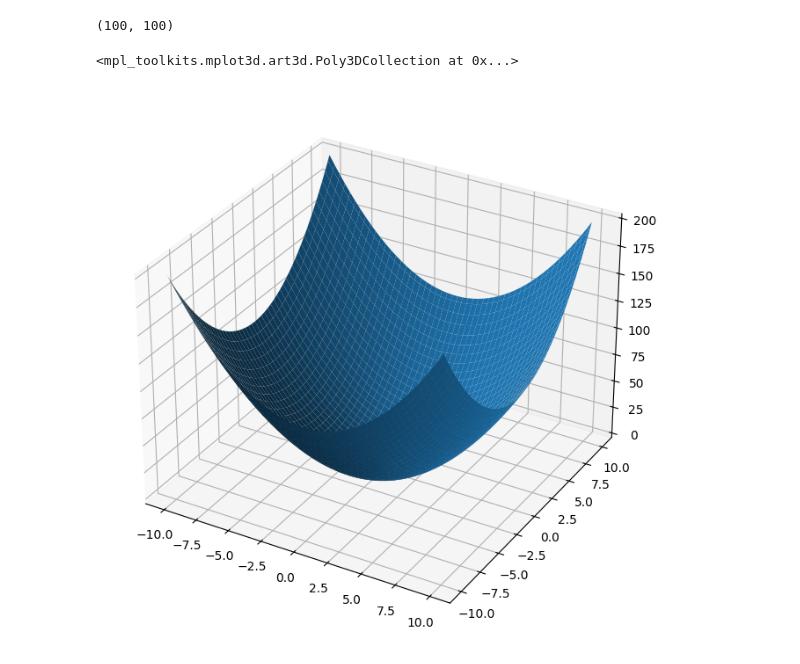
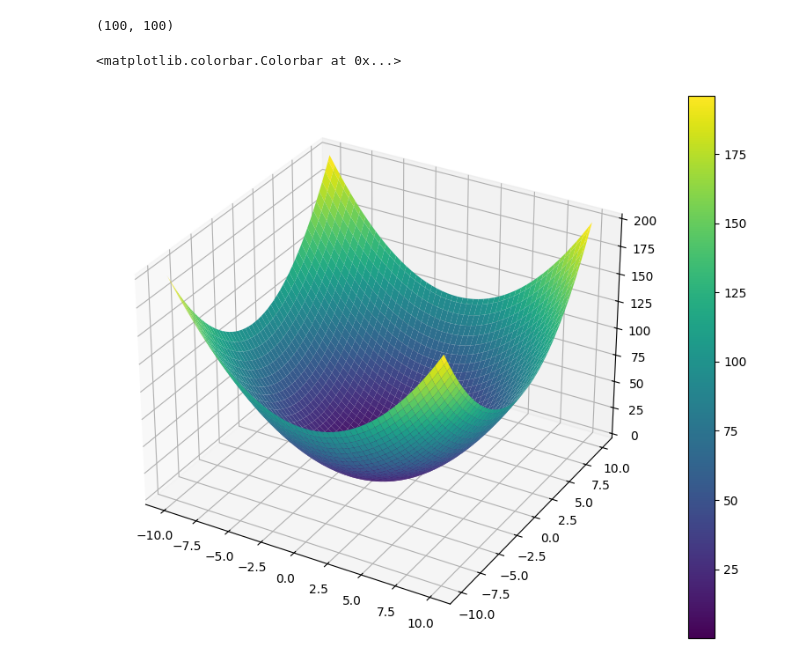
Before and after one commit to Vaidehi1005/MachineLearning, a Jupyter notebook: Matplotlib.ipynb, the cells around one changed output. Saved outputs shown, nothing was run; the diff lists cells and outputs as text; code cells hidden in the pictures.

```diff
--- a/Matplotlib.ipynb
+++ b/Matplotlib.ipynb
@@ -850,9 +850,11 @@ z.shape
 # %%
 fig = plt.figure(figsize=(12,8))
 
 ax = plt.subplot(projection='3d')
 
-ax.plot_surface(xx,yy,z) #it helps to plot the surface function
+p = ax.plot_surface(xx,yy,z,cmap='viridis') #it helps to plot the surface function
+
+fig.colorbar(p)
 # %% [output]
-<mpl_toolkits.mplot3d.art3d.Poly3DCollection at 0x...>
+<matplotlib.colorbar.Colorbar at 0x...>
-[figure, old version]
+[figure, new version]
```
Also changed, not shown: parts of 25 cells of this notebook.
